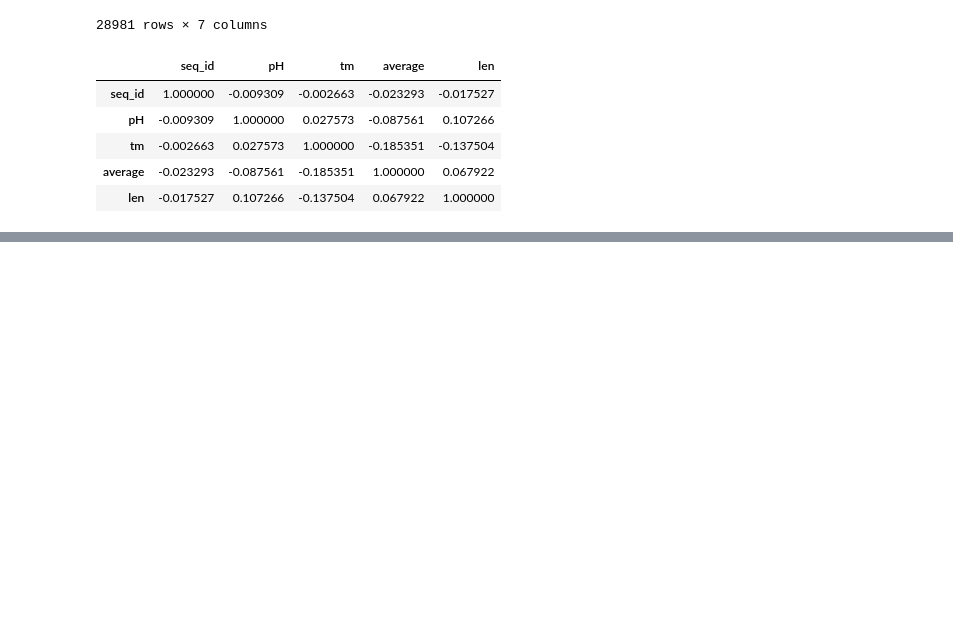
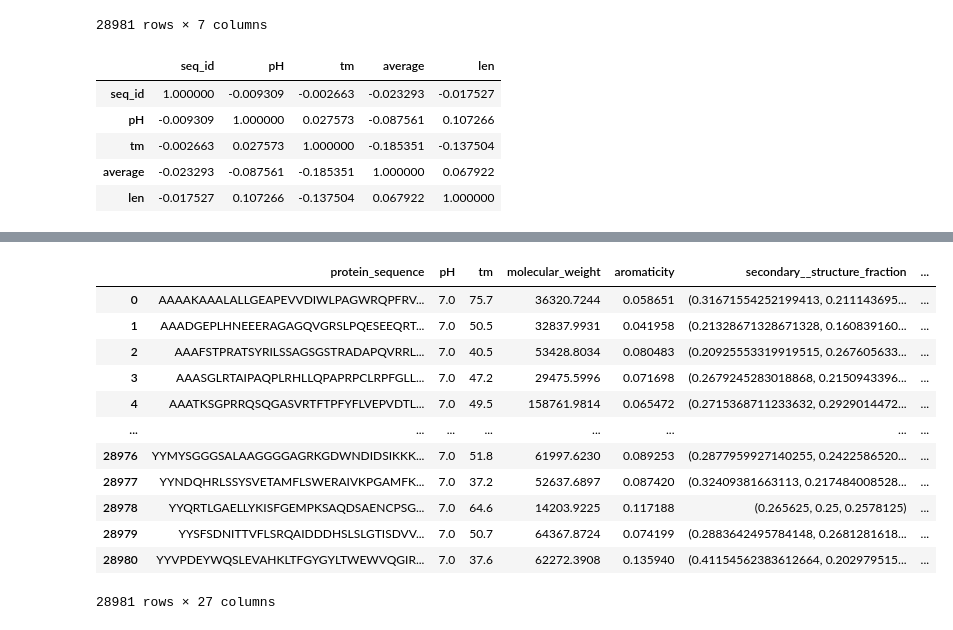
Before and after one commit to mrrkdas/Kaggle, a Jupyter notebook: Novozymes_Enzyme_Stability_Prediction/Notebooks/EDA.ipynb, the cells around one changed output, grey strips where cells are left out. Cells and saved outputs as stored; diff of their text form; code cells hidden in the pictures; blank space fills up the shorter version.

```diff
--- a/Novozymes_Enzyme_Stability_Prediction/Notebooks/EDA.ipynb
+++ b/Novozymes_Enzyme_Stability_Prediction/Notebooks/EDA.ipynb
@@ -408,2 +409,0 @@ df_updated.drop("seq_id", axis = 1, inplace = True)
-# %%
-df_updated["protein_sequence"] = df_updated["protein_sequence"].map(lambda x: encode_sequence(x))
@@ -409,0 +412,20 @@ df_updated["protein_sequence"] = df_updated["protein_sequence"].map(lambda x: en
+# %%
+search_amino=['A', 'C', 'D', 'E', 'F', 'G', 'H', 'I', 'K', 'L', 'M', 'N', 'P', 'Q', 'R', 'S', 'T', 'V', 'W', 'Y']
+for amino_acid in search_amino:
+     df_updated[amino_acid]=df_updated['protein_sequence'].str.count(amino_acid,re.I)
+# %%
+df_updated
+# %% [output]
+|  | protein_sequence | pH | tm | molecular_weight | aromaticity | secondary__structure_fraction | ... |
+| 0 | AAAAKAAALALLGEAPEVVDIWLPAGWRQPFRV... | 7.0 | 75.7 | 36320.7244 | 0.058651 | (0.31671554252199413, 0.211143695... | ... |
+| 1 | AAADGEPLHNEEERAGAGQVGRSLPQESEEQRT... | 7.0 | 50.5 | 32837.9931 | 0.041958 | (0.21328671328671328, 0.160839160... | ... |
+| 2 | AAAFSTPRATSYRILSSAGSGSTRADAPQVRRL... | 7.0 | 40.5 | 53428.8034 | 0.080483 | (0.20925553319919515, 0.267605633... | ... |
+| 3 | AAASGLRTAIPAQPLRHLLQPAPRPCLRPFGLL... | 7.0 | 47.2 | 29475.5996 | 0.071698 | (0.2679245283018868, 0.2150943396... | ... |
+| 4 | AAATKSGPRRQSQGASVRTFTPFYFLVEPVDTL... | 7.0 | 49.5 | 158761.9814 | 0.065472 | (0.2715368711233632, 0.2929014472... | ... |
+| ... | ... | ... | ... | ... | ... | ... | ... |
+| 28976 | YYMYSGGGSALAAGGGGAGRKGDWNDIDSIKKK... | 7.0 | 51.8 | 61997.6230 | 0.089253 | (0.2877959927140255, 0.2422586520... | ... |
+| 28977 | YYNDQHRLSSYSVETAMFLSWERAIVKPGAMFK... | 7.0 | 37.2 | 52637.6897 | 0.087420 | (0.32409381663113, 0.217484008528... | ... |
+| 28978 | YYQRTLGAELLYKISFGEMPKSAQDSAENCPSG... | 7.0 | 64.6 | 14203.9225 | 0.117188 | (0.265625, 0.25, 0.2578125) | ... |
+| 28979 | YYSFSDNITTVFLSRQAIDDDHSLSLGTISDVV... | 7.0 | 50.7 | 64367.8724 | 0.074199 | (0.2883642495784148, 0.2681281618... | ... |
+| 28980 | YYVPDEYWQSLEVAHKLTFGYGYLTWEWVQGIR... | 7.0 | 37.6 | 62272.3908 | 0.135940 | (0.41154562383612664, 0.202979515... | ... |
+28981 rows × 27 columns
```
Also changed, not shown: parts of 8 cells of this notebook.
